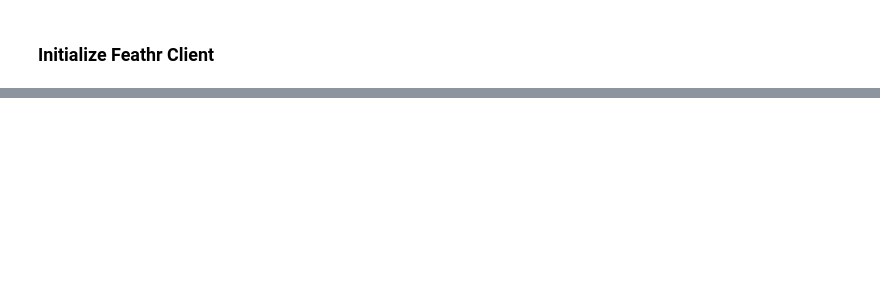
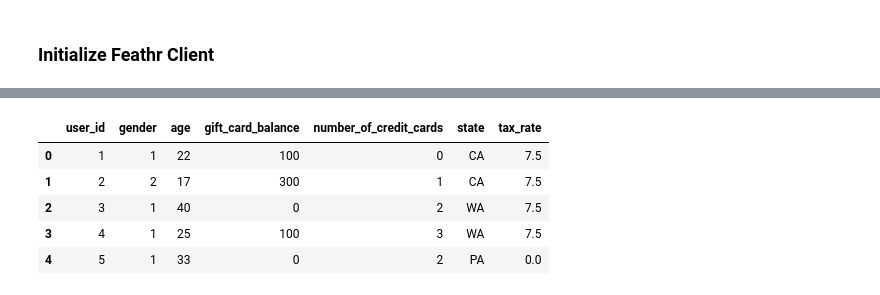
Before and after one commit to feathr-ai/feathr, a Jupyter notebook: docs/samples/local_quickstart_nyc_taxi_demo.ipynb, the cells around one changed output, grey strips where cells are left out. Saved outputs shown, nothing was run; the diff lists cells and outputs as text; code cells hidden in the pictures; blank space fills up the shorter version.

```diff
--- a/docs/samples/local_quickstart_nyc_taxi_demo.ipynb
+++ b/docs/samples/local_quickstart_nyc_taxi_demo.ipynb
@@ -393,0 +150,22 @@ shutil.rmtree('debug')
+# %%
+# Download datasets
+user_observation_file_path = f"{WORKING_DIR}/user_observation.csv"
+user_profile_file_path = f"{WORKING_DIR}/user_profile.csv"
+user_purchase_history_file_path = f"{WORKING_DIR}/user_purchase_history.csv"
+product_detail_file_path = f"{WORKING_DIR}/product_detail.csv"
+maybe_download(
+    src_url=PRODUCT_RECOMMENDATION_USER_OBSERVATION_URL,
+    dst_filepath=user_observation_file_path,
+)
+maybe_download(
+    src_url=PRODUCT_RECOMMENDATION_USER_PROFILE_URL,
+    dst_filepath=user_profile_file_path,
+)
+maybe_download(
+    src_url=PRODUCT_RECOMMENDATION_USER_PURCHASE_HISTORY_URL,
+    dst_filepath=user_purchase_history_file_path,
+)
+maybe_download(
+    src_url=PRODUCT_RECOMMENDATION_PRODUCT_DETAIL_URL,
+    dst_filepath=product_detail_file_path,
+)
@@ -393,0 +216,11 @@ shutil.rmtree('debug')
+# %%
+# User profile dataset
+# Used to generate user features
+pd.read_csv(user_profile_file_path).head()
+# %% [output]
+|  | user_id | gender | age | gift_card_balance | number_of_credit_cards | state | tax_rate |
+| 0 | 1 | 1 | 22 | 100 | 0 | CA | 7.5 |
+| 1 | 2 | 2 | 17 | 300 | 1 | CA | 7.5 |
+| 2 | 3 | 1 | 40 | 0 | 2 | WA | 7.5 |
+| 3 | 4 | 1 | 25 | 100 | 3 | WA | 7.5 |
+| 4 | 5 | 1 | 33 | 0 | 2 | PA | 0.0 |
```
Also changed, not shown: parts of 86 cells of this notebook, 2 other files.
